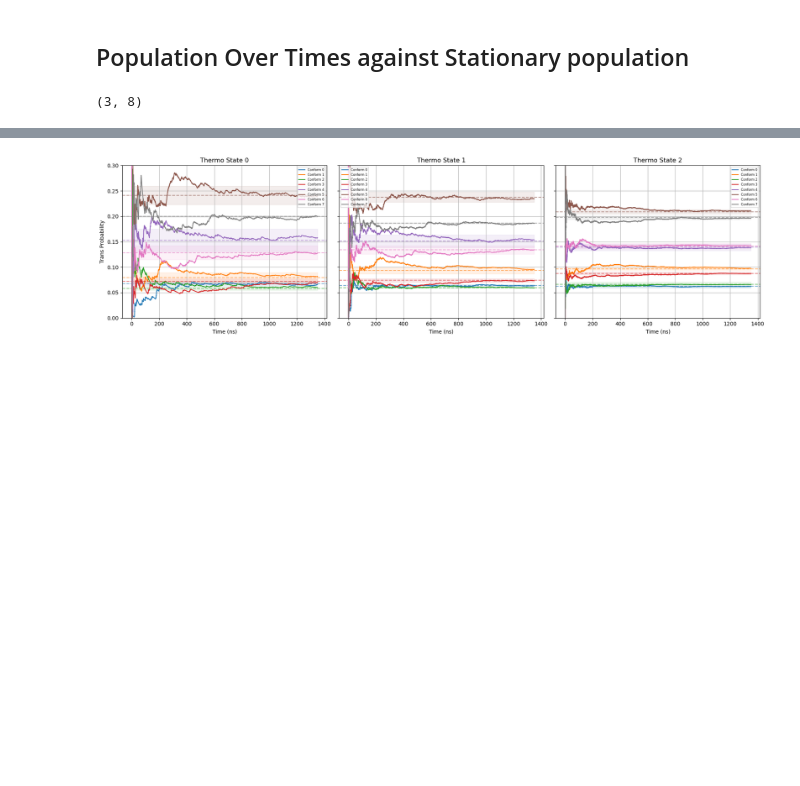
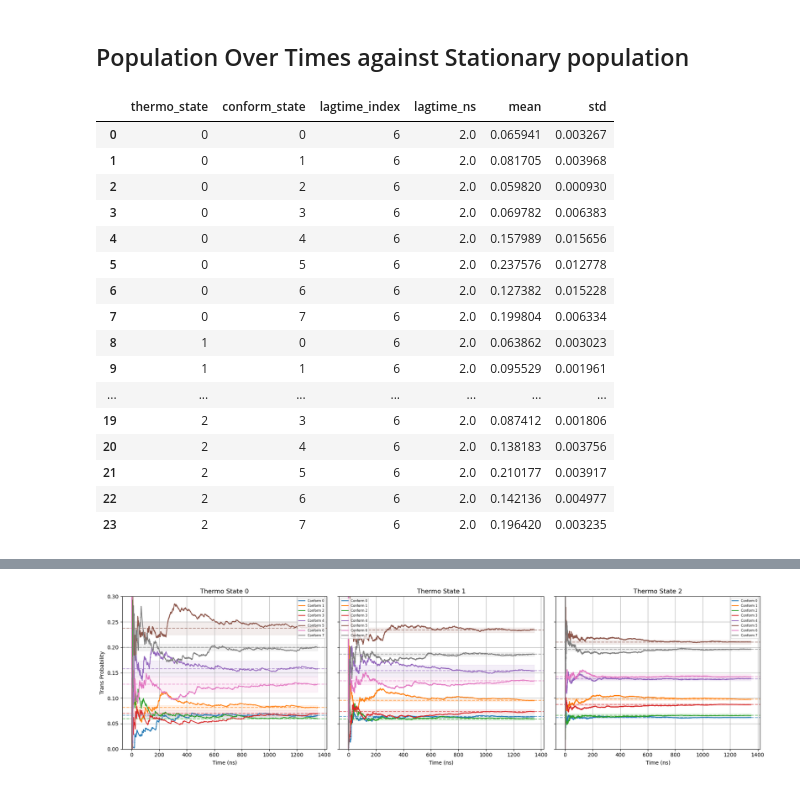
Before and after one commit to starwingc/peptoid_ESM, a Jupyter notebook: REDs/analysis/cistrans_8_comform_population.ipynb, the cells around one changed output, grey strips where cells are left out. Saved outputs shown, nothing was run; the diff lists cells and outputs as text; code cells hidden in the pictures; blank space fills up the shorter version.

Commit message:
adding 2ns lagtime analysis for REDS

```diff
--- a/REDs/analysis/cistrans_8_comform_population.ipynb
+++ b/REDs/analysis/cistrans_8_comform_population.ipynb
@@ -253,18 +257,35 @@ plt.show()
 # %%
 df_stationary_p = pd.read_csv("autocoorel_data/trans_population_at_lagtime_8conforms.csv")
 #print(df_stationary_p)
 
 
 # Pivot the DataFrame to reshape it
 pivot_mean = df_stationary_p.pivot(index='thermo_state', columns='conform_state', values='mean')
 pivot_std = df_stationary_p.pivot(index='thermo_state', columns='conform_state', values='std')
 
 # Convert to NumPy arrays
 trans_refer_array = pivot_mean.to_numpy()  # shape (6, 3) state, residues
 trans_refer_err_array = pivot_std.to_numpy()  # shape (6, 3)
 trans_refer_err_array.shape
+df_stationary_p
 # %% [output]
-(3, 8)
+|  | thermo_state | conform_state | lagtime_index | lagtime_ns | mean | std |
+| 0 | 0 | 0 | 6 | 2.0 | 0.065941 | 0.003267 |
+| 1 | 0 | 1 | 6 | 2.0 | 0.081705 | 0.003968 |
+| 2 | 0 | 2 | 6 | 2.0 | 0.059820 | 0.000930 |
+| 3 | 0 | 3 | 6 | 2.0 | 0.069782 | 0.006383 |
+| 4 | 0 | 4 | 6 | 2.0 | 0.157989 | 0.015656 |
+| 5 | 0 | 5 | 6 | 2.0 | 0.237576 | 0.012778 |
+| 6 | 0 | 6 | 6 | 2.0 | 0.127382 | 0.015228 |
+| 7 | 0 | 7 | 6 | 2.0 | 0.199804 | 0.006334 |
+| 8 | 1 | 0 | 6 | 2.0 | 0.063862 | 0.003023 |
+| 9 | 1 | 1 | 6 | 2.0 | 0.095529 | 0.001961 |
+| ... | ... | ... | ... | ... | ... | ... |
+| 19 | 2 | 3 | 6 | 2.0 | 0.087412 | 0.001806 |
+| 20 | 2 | 4 | 6 | 2.0 | 0.138183 | 0.003756 |
+| 21 | 2 | 5 | 6 | 2.0 | 0.210177 | 0.003917 |
+| 22 | 2 | 6 | 6 | 2.0 | 0.142136 | 0.004977 |
+| 23 | 2 | 7 | 6 | 2.0 | 0.196420 | 0.003235 |
 # %%
 thermo_num = 3
 conform_num = 8
```
Also changed, not shown: parts of 5 cells of this notebook, 3 other files.
